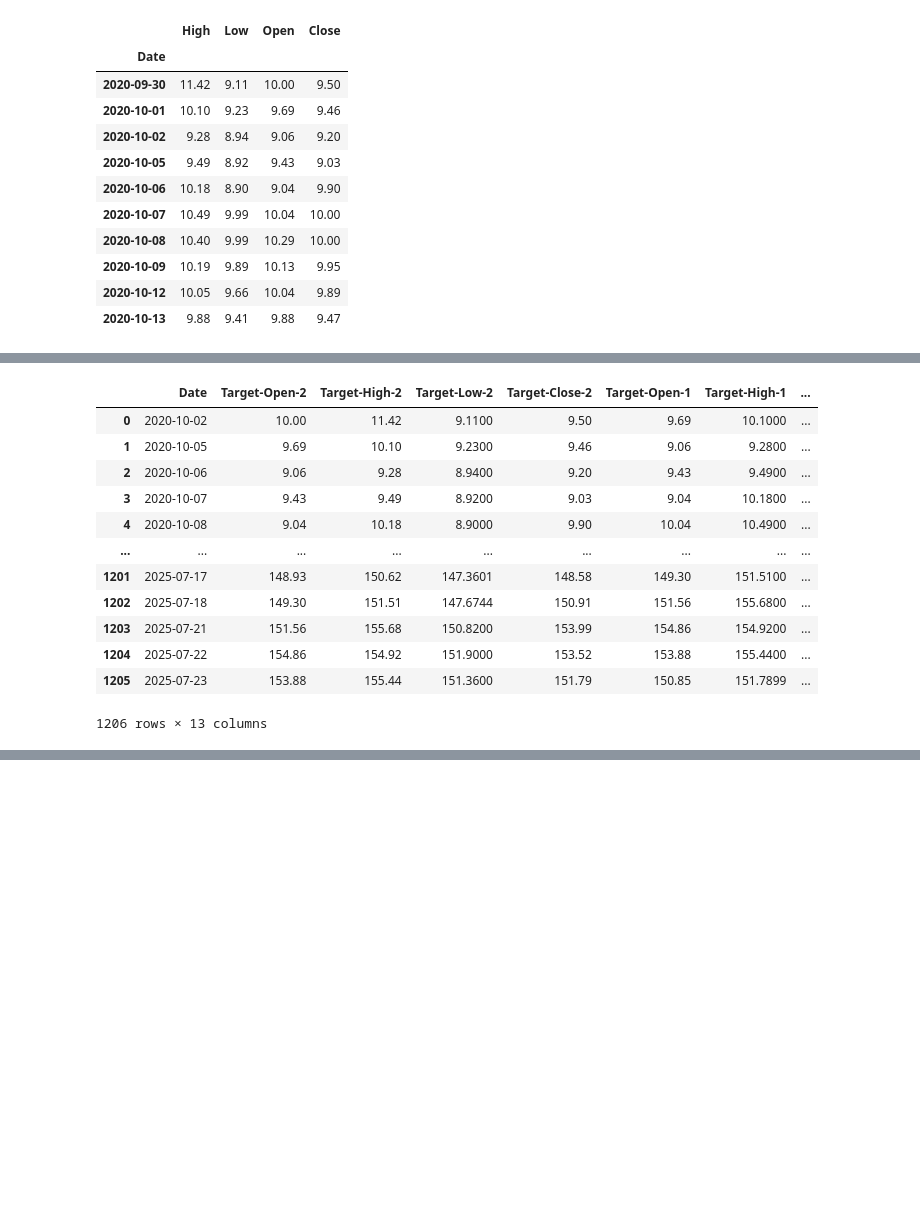
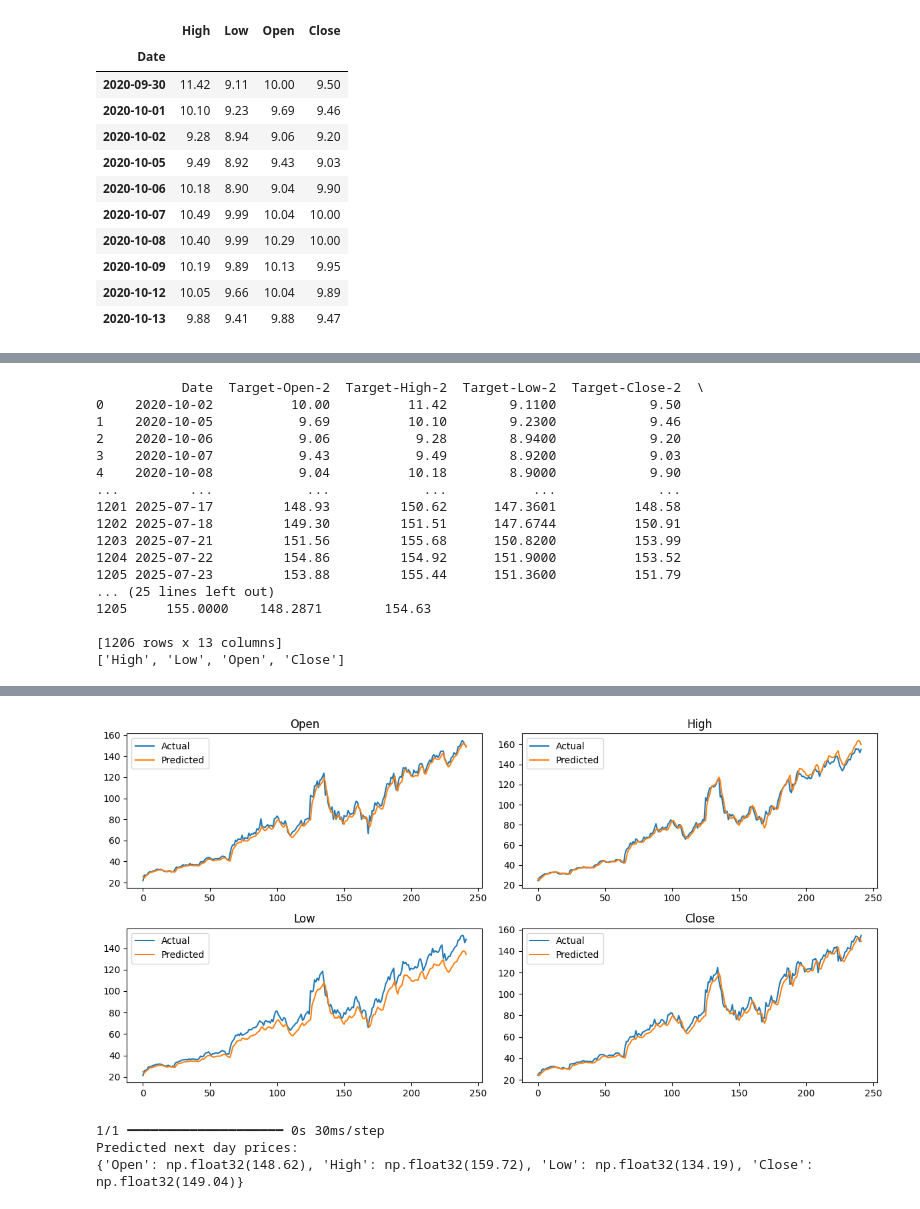
Before and after one commit to chinmay231/Stock-Prediction, a Jupyter notebook: Data_Polish/DataPolish.ipynb, the cells around one changed output, grey strips where cells are left out. Drawn from its saved outputs; the diff is of its cells as text; code cells hidden in the pictures; blank space fills up the shorter version.

```diff
--- a/Data_Polish/DataPolish.ipynb
+++ b/Data_Polish/DataPolish.ipynb
@@ -324,0 +518,3 @@ def df_to_windowed_DL(dataframe, firstdatestr, lastdatestr, n=3):
+# %%
+ret_df = df_to_windowed_DL(df, '2020-09-30', '2024-07-31', n=3)
+X_train, X_test, y_train, y_test = prepare_lstm_data_from_ret_df(ret_df, n=3, train_size=0.78)
@@ -325,17 +540,41 @@ def df_to_windowed_DL(dataframe, firstdatestr, lastdatestr, n=3):
 # %%
 DL_DF=df_to_windowed_DL(df2, '2020-09-30', '2025-07-23', 2)
-DL_DF
+print(DL_DF)
+print(df2.columns.tolist())
 # %% [output]
-|  | Date | Target-Open-2 | Target-High-2 | Target-Low-2 | Target-Close-2 | Target-Open-1 | Target-High-1 | ... |
-| 0 | 2020-10-02 | 10.00 | 11.42 | 9.1100 | 9.50 | 9.69 | 10.1000 | ... |
-| 1 | 2020-10-05 | 9.69 | 10.10 | 9.2300 | 9.46 | 9.06 | 9.2800 | ... |
-| 2 | 2020-10-06 | 9.06 | 9.28 | 8.9400 | 9.20 | 9.43 | 9.4900 | ... |
-| 3 | 2020-10-07 | 9.43 | 9.49 | 8.9200 | 9.03 | 9.04 | 10.1800 | ... |
-| 4 | 2020-10-08 | 9.04 | 10.18 | 8.9000 | 9.90 | 10.04 | 10.4900 | ... |
-| ... | ... | ... | ... | ... | ... | ... | ... | ... |
-| 1201 | 2025-07-17 | 148.93 | 150.62 | 147.3601 | 148.58 | 149.30 | 151.5100 | ... |
-| 1202 | 2025-07-18 | 149.30 | 151.51 | 147.6744 | 150.91 | 151.56 | 155.6800 | ... |
-| 1203 | 2025-07-21 | 151.56 | 155.68 | 150.8200 | 153.99 | 154.86 | 154.9200 | ... |
-| 1204 | 2025-07-22 | 154.86 | 154.92 | 151.9000 | 153.52 | 153.88 | 155.4400 | ... |
-| 1205 | 2025-07-23 | 153.88 | 155.44 | 151.3600 | 151.79 | 150.85 | 151.7899 | ... |
-1206 rows × 13 columns
+           Date  Target-Open-2  Target-High-2  Target-Low-2  Target-Close-2  \
+0    2020-10-02          10.00          11.42        9.1100            9.50
+1    2020-10-05           9.69          10.10        9.2300            9.46
+2    2020-10-06           9.06           9.28        8.9400            9.20
+3    2020-10-07           9.43           9.49        8.9200            9.03
+4    2020-10-08           9.04          10.18        8.9000            9.90
+...         ...            ...            ...           ...             ...
+1201 2025-07-17         148.93         150.62      147.3601          148.58
+1202 2025-07-18         149.30         151.51      147.6744          150.91
+1203 2025-07-21         151.56         155.68      150.8200          153.99
+1204 2025-07-22         154.86         154.92      151.9000          153.52
+1205 2025-07-23         153.88         155.44      151.3600          151.79
+... (25 lines left out)
+1205     155.0000    148.2871        154.63
+
+[1206 rows x 13 columns]
+['High', 'Low', 'Open', 'Close']
+# %%
+import matplotlib.pyplot as plt
+
+# Predict on test set
+Y_pred_scaled = model.predict(X_test)
+Y_pred = y_scaler.inverse_transform(Y_pred_scaled)
+Y_true = y_scaler.inverse_transform(Y_test)
+
+# Plot Open/High/Low/Close for a few samples
+plt.figure(figsize=(12, 6))
+for i, label in enumerate(['Open', 'High', 'Low', 'Close']):
+    plt.subplot(2, 2, i+1)
+    plt.plot(Y_true[:, i], label='Actual')
+    plt.plot(Y_pred[:, i], label='Predicted')
+    plt.title(label)
+    plt.legend()
+plt.tight_layout()
+plt.show()
+# %% [output]
@@ -341,0 +582,18 @@ DL_DF
+[figure, added]
+# %%
+# Get last input row
+latest_input = DL_DF.iloc[-1][[f'Target-{f}-{i+1}' for i in reversed(range(2)) for f in features]]
+latest_input = latest_input.values.reshape(1, 2, 4)
+latest_input_scaled = x_scaler.transform(latest_input.reshape(-1, 4)).reshape(1, 2, 4)
+
+# Predict
+pred_scaled = model.predict(latest_input_scaled)
+pred_next = y_scaler.inverse_transform(pred_scaled)
+
+# Display nicely
+print("Predicted next day prices:")
+print({f: round(v, 2) for f, v in zip(features, pred_next[0])})
+# %% [output]
+1/1 ━━━━━━━━━━━━━━━━━━━━ 0s 30ms/step
+Predicted next day prices:
+{'Open': np.float32(148.62), 'High': np.float32(159.72), 'Low': np.float32(134.19), 'Close': np.float32(149.04)}
```
Also changed, not shown: parts of 13 cells of this notebook, 7 other files.
